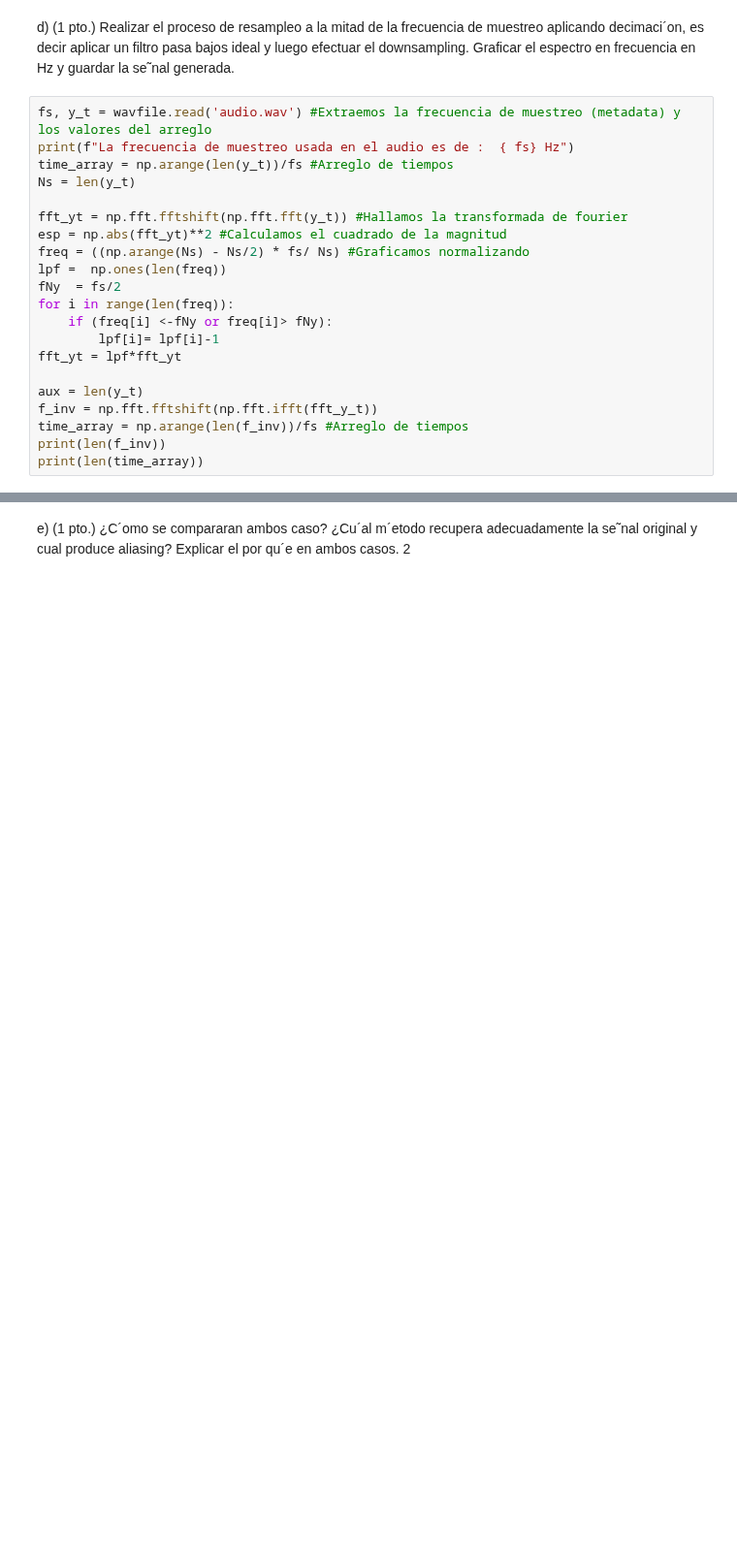
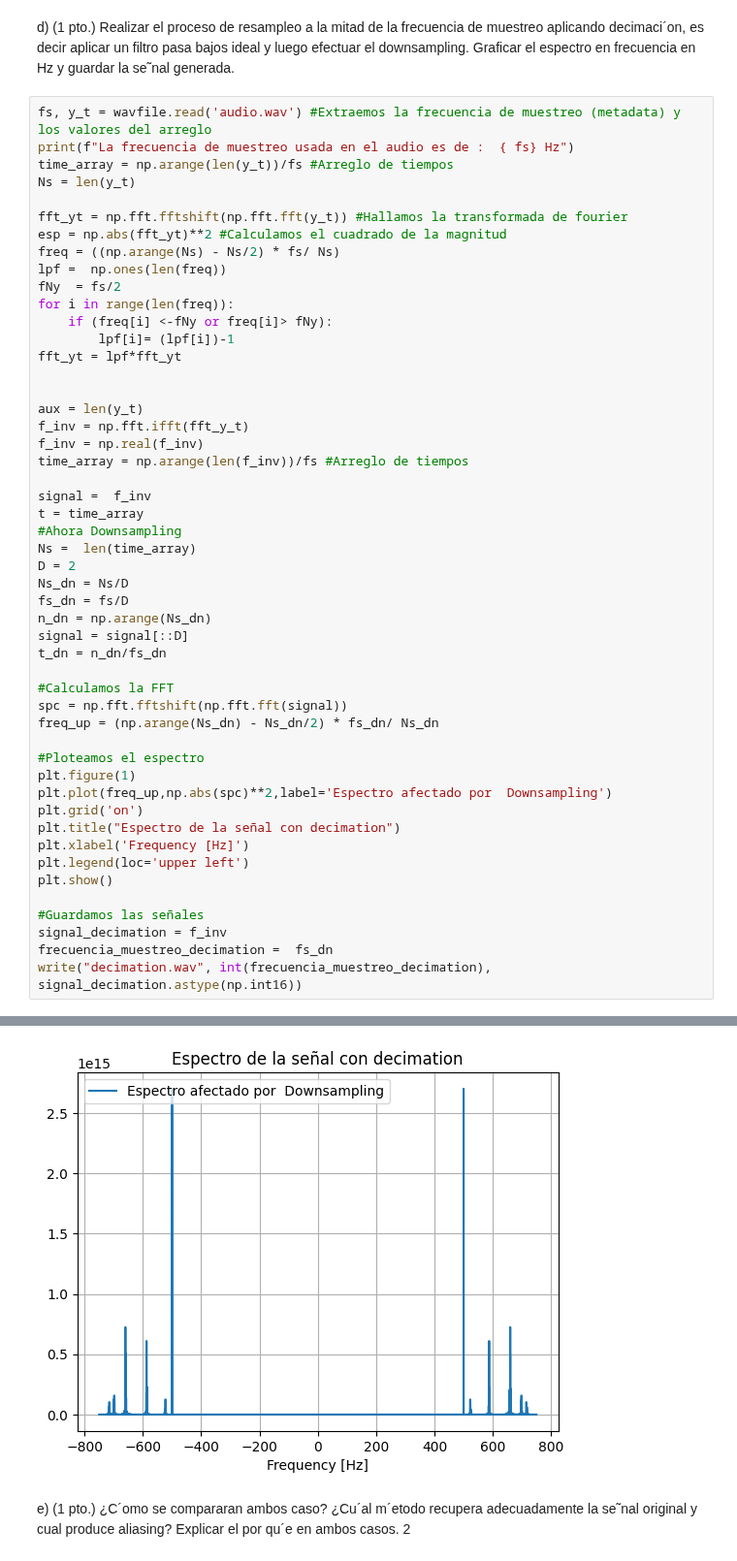
Before and after one commit to ExampleToFollow/PracticasPDS, a Jupyter notebook: Lab1/Pregunta2.ipynb, the cells around one changed output, grey strips where cells are left out. Shown at 97% size. Saved outputs shown, nothing was run; the diff lists cells and outputs as text; blank space fills up the shorter version.

```diff
--- a/Lab1/informePrevio.ipynb
+++ b/Lab1/Pregunta2.ipynb
@@ -487,18 +485,47 @@ Ns = len(y_t)
 
 fft_yt = np.fft.fftshift(np.fft.fft(y_t)) #Hallamos la transformada de fourier
 esp = np.abs(fft_yt)**2 #Calculamos el cuadrado de la magnitud
-freq = ((np.arange(Ns) - Ns/2) * fs/ Ns) #Graficamos normalizando
+freq = ((np.arange(Ns) - Ns/2) * fs/ Ns)
 lpf =  np.ones(len(freq))
 fNy  = fs/2
 for i in range(len(freq)):
     if (freq[i] <-fNy or freq[i]> fNy):
-        lpf[i]= lpf[i]-1
+        lpf[i]= (lpf[i])-1
 fft_yt = lpf*fft_yt
 
+
 aux = len(y_t)
-f_inv = np.fft.fftshift(np.fft.ifft(fft_y_t))
+f_inv = np.fft.ifft(fft_y_t)
+f_inv = np.real(f_inv)
 time_array = np.arange(len(f_inv))/fs #Arreglo de tiempos
-print(len(f_inv))
-print(len(time_array))
+
+signal =  f_inv
+t = time_array
+#Ahora Downsampling
+Ns =  len(time_array)
+D = 2
+Ns_dn = Ns/D
+fs_dn = fs/D
+n_dn = np.arange(Ns_dn)
+signal = signal[::D]
+t_dn = n_dn/fs_dn
+
+#Calculamos la FFT
+spc = np.fft.fftshift(np.fft.fft(signal))
+freq_up = (np.arange(Ns_dn) - Ns_dn/2) * fs_dn/ Ns_dn
+
+#Ploteamos el espectro
+plt.figure(1)
+plt.plot(freq_up,np.abs(spc)**2,label='Espectro afectado por  Downsampling')
+plt.grid('on')
+plt.title("Espectro de la señal con decimation")
+plt.xlabel('Frequency [Hz]')
+plt.legend(loc='upper left')
+plt.show()
+
+#Guardamos las señales
+signal_decimation = f_inv
+frecuencia_muestreo_decimation =  fs_dn
+write("decimation.wav", int(frecuencia_muestreo_decimation),  signal_decimation.astype(np.int16))
 # %% [output]
 La frecuencia de muestreo usada en el audio es de :  3000 Hz
@@ -508,3 +532,4 @@ La frecuencia de muestreo usada en el audio es de :  3000 Hz
+[figure, added]
 # %% [markdown]
 e) (1 pto.) ¿C´omo se compararan ambos caso? ¿Cu´al m´etodo recupera adecuadamente
 la se˜nal original y cual produce aliasing? Explicar el por qu´e
```
Also changed, not shown: parts of 8 cells of this notebook, 3 other files.
